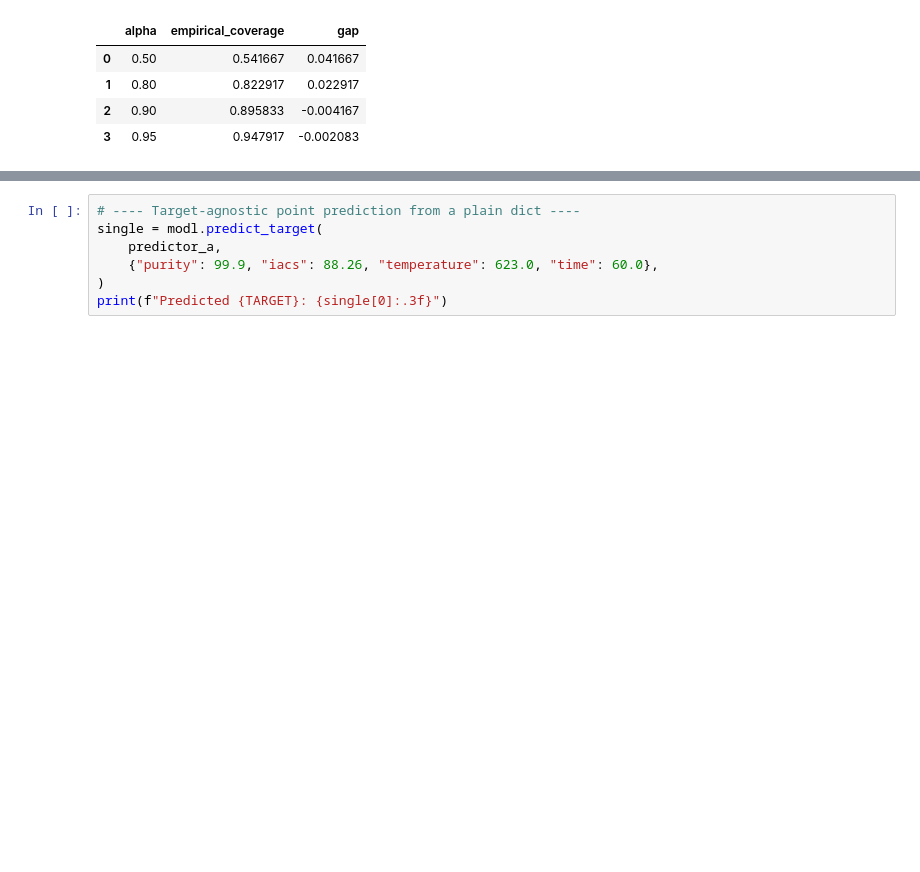
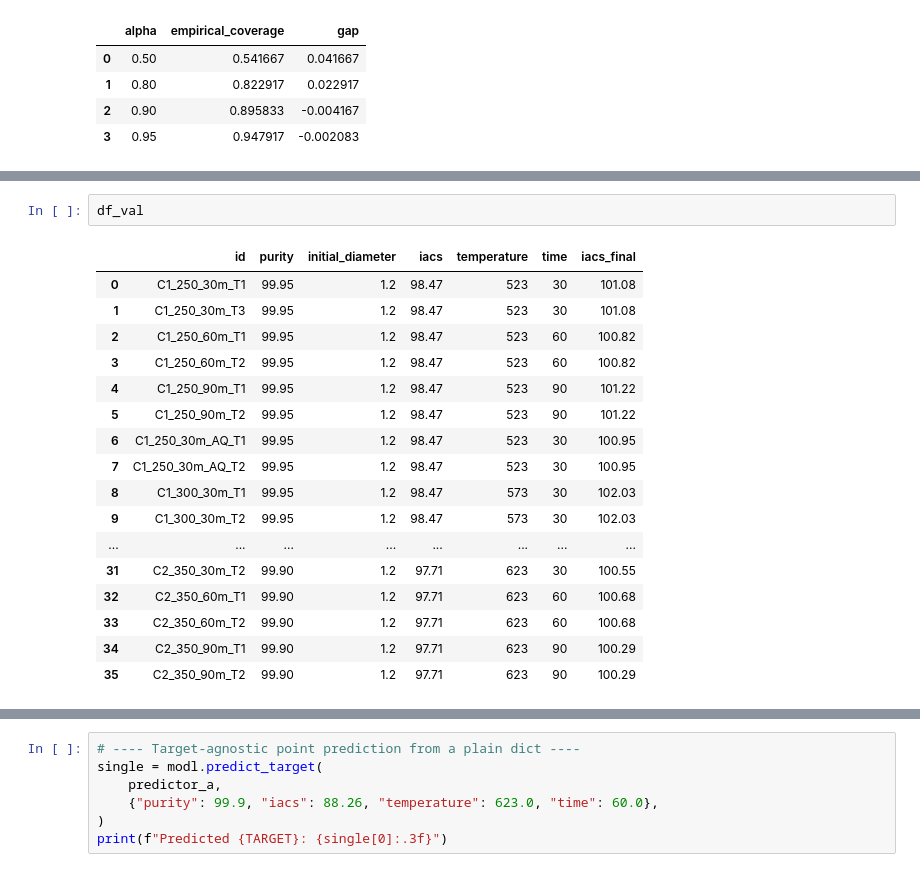
Before and after one commit to FelipeMFO-RM/uncertainty-aware-predictors, a Jupyter notebook: notebooks/modeling/annealing_iacs_fixed.ipynb, the cells around one changed output, grey strips where cells are left out. Saved outputs shown, nothing was run; the diff lists cells and outputs as text; blank space fills up the shorter version.

```diff
--- a/notebooks/modeling/annealing_iacs_fixed.ipynb
+++ b/notebooks/modeling/annealing_iacs_fixed.ipynb
@@ -828,0 +814,20 @@ coverage: {0.5: 0.889, 0.8: 1.0, 0.9: 1.0, 0.95: 1.0}
+# %%
+df_val
+# %% [output]
+|  | id | purity | initial_diameter | iacs | temperature | time | iacs_final |
+| 0 | C1_250_30m_T1 | 99.95 | 1.2 | 98.47 | 523 | 30 | 101.08 |
+| 1 | C1_250_30m_T3 | 99.95 | 1.2 | 98.47 | 523 | 30 | 101.08 |
+| 2 | C1_250_60m_T1 | 99.95 | 1.2 | 98.47 | 523 | 60 | 100.82 |
+| 3 | C1_250_60m_T2 | 99.95 | 1.2 | 98.47 | 523 | 60 | 100.82 |
+| 4 | C1_250_90m_T1 | 99.95 | 1.2 | 98.47 | 523 | 90 | 101.22 |
+| 5 | C1_250_90m_T2 | 99.95 | 1.2 | 98.47 | 523 | 90 | 101.22 |
+| 6 | C1_250_30m_AQ_T1 | 99.95 | 1.2 | 98.47 | 523 | 30 | 100.95 |
+| 7 | C1_250_30m_AQ_T2 | 99.95 | 1.2 | 98.47 | 523 | 30 | 100.95 |
+| 8 | C1_300_30m_T1 | 99.95 | 1.2 | 98.47 | 573 | 30 | 102.03 |
+| 9 | C1_300_30m_T2 | 99.95 | 1.2 | 98.47 | 573 | 30 | 102.03 |
+| ... | ... | ... | ... | ... | ... | ... | ... |
+| 31 | C2_350_30m_T2 | 99.90 | 1.2 | 97.71 | 623 | 30 | 100.55 |
+| 32 | C2_350_60m_T1 | 99.90 | 1.2 | 97.71 | 623 | 60 | 100.68 |
+| 33 | C2_350_60m_T2 | 99.90 | 1.2 | 97.71 | 623 | 60 | 100.68 |
+| 34 | C2_350_90m_T1 | 99.90 | 1.2 | 97.71 | 623 | 90 | 100.29 |
+| 35 | C2_350_90m_T2 | 99.90 | 1.2 | 97.71 | 623 | 90 | 100.29 |
```
Also changed, not shown: parts of 7 cells of this notebook, 1 other file.
